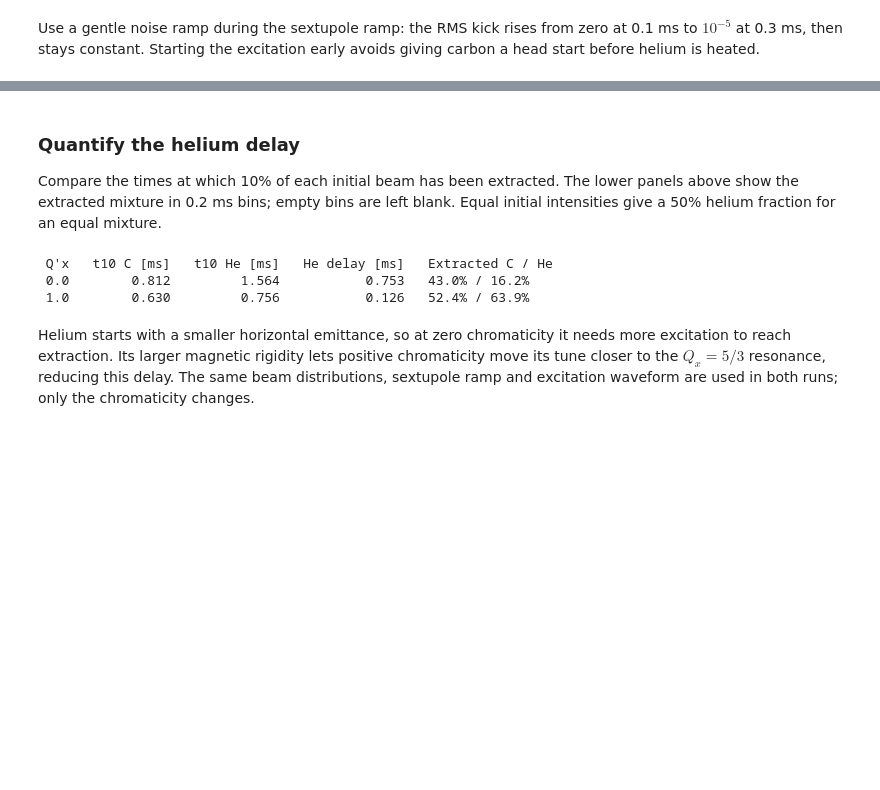
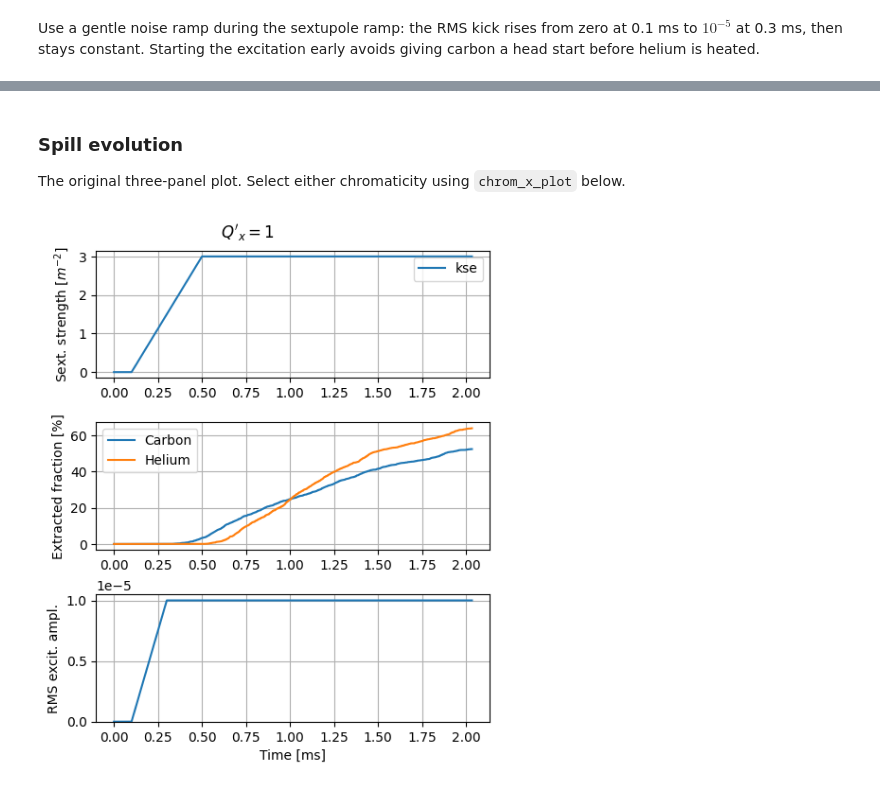
Before and after one commit to xsuite/tutorial_cern_seminar, a Jupyter notebook: notebook_06b_mixed_beams_slow_extraction.ipynb, the cells around one changed output, grey strips where cells are left out. Drawn from its saved outputs; the diff is of its cells as text; code cells hidden in the pictures; blank space fills up the shorter version.

Commit message:
Simplify extraction demonstration to three-panel plot

```diff
--- a/notebook_06b_mixed_beams_slow_extraction.ipynb
+++ b/notebook_06b_mixed_beams_slow_extraction.ipynb
@@ -365,23 +305,38 @@ axes[1, 0].legend()
-# %% [markdown]
-### Quantify the helium delay
-Compare the times at which 10% of each initial beam has been extracted. The lower panels above show the extracted mixture in 0.2 ms bins; empty bins are left blank. Equal initial intensities give a 50% helium fraction for an equal mixture.
-# %%
-print(" Q'x   t10 C [ms]   t10 He [ms]   He delay [ms]   Extracted C / He")
-for chrom_x in chromaticities:
-    result = log_results[chrom_x]
-    t10 = {}
-    final_fraction = {}
-    for species in ['carbon', 'helium']:
-        fraction = 1 - result['intensity_' + species] / initial_intensity[species]
-        reached = np.flatnonzero(fraction >= 0.1)
-        t10[species] = result['t_turn_s'][reached[0]] * 1e3 if len(reached) else np.nan
-        final_fraction[species] = fraction[-1]
-    delay = t10['helium'] - t10['carbon']
-    print(f"{chrom_x:4.1f}   {t10['carbon']:10.3f}   {t10['helium']:11.3f}"
-          f"   {delay:13.3f}   {final_fraction['carbon']:.1%} / {final_fraction['helium']:.1%}")
-# %% [output]
- Q'x   t10 C [ms]   t10 He [ms]   He delay [ms]   Extracted C / He
- 0.0        0.812         1.564           0.753   43.0% / 16.2%
- 1.0        0.630         0.756           0.126   52.4% / 63.9%
-# %% [markdown]
-Helium starts with a smaller horizontal emittance, so at zero chromaticity it needs more excitation to reach extraction. Its larger magnetic rigidity lets positive chromaticity move its tune closer to the $Q_x=5/3$ resonance, reducing this delay. The same beam distributions, sextupole ramp and excitation waveform are used in both runs; only the chromaticity changes.
+# %% [markdown]
+### Spill evolution
+The original three-panel plot. Select either chromaticity using `chrom_x_plot` below.
+# %%
+chrom_x_plot = 1. # Set to 0. to show the zero-chromaticity run
+log_res = log_results[chrom_x_plot]
+
+int_carbon = log_res['intensity_carbon']
+int_helium = log_res['intensity_helium']
+
+plt.figure(figsize=(6.4, 6.0))
+plt.suptitle(rf"$Q'_x = {chrom_x_plot:g}$")
+
+t_ms = np.array(log_res['t_turn_s']) * 1e3
+
+ax1 = plt.subplot(3,1,1)
+plt.plot(t_ms, log_res['kse'], label='kse')
+plt.ylabel('Sext. strength [$m^{-2}$]')
+plt.legend()
+plt.grid()
+
+ax2 = plt.subplot(3,1,2, sharex=ax1)
+plt.plot(t_ms, 100 * (1 - int_carbon/int_carbon[0]), label='Carbon')
+plt.plot(t_ms, 100 * (1 - int_helium/int_helium[0]), label='Helium')
+plt.ylabel('Extracted fraction [%]')
+plt.legend()
+plt.grid()
+
+ax3 = plt.subplot(3,1,3, sharex=ax1)
+plt.plot(t_ms, log_res['ampl_excit'])
+plt.ylim(bottom=0)
+plt.ylabel('RMS excit. ampl.')
+plt.xlabel('Time [ms]')
+plt.grid()
+
+plt.subplots_adjust(top=.93, bottom=.1, left=.25, hspace=.35)
+# %% [output]
+[figure, added]
```
Also changed, not shown: parts of 5 cells of this notebook.
